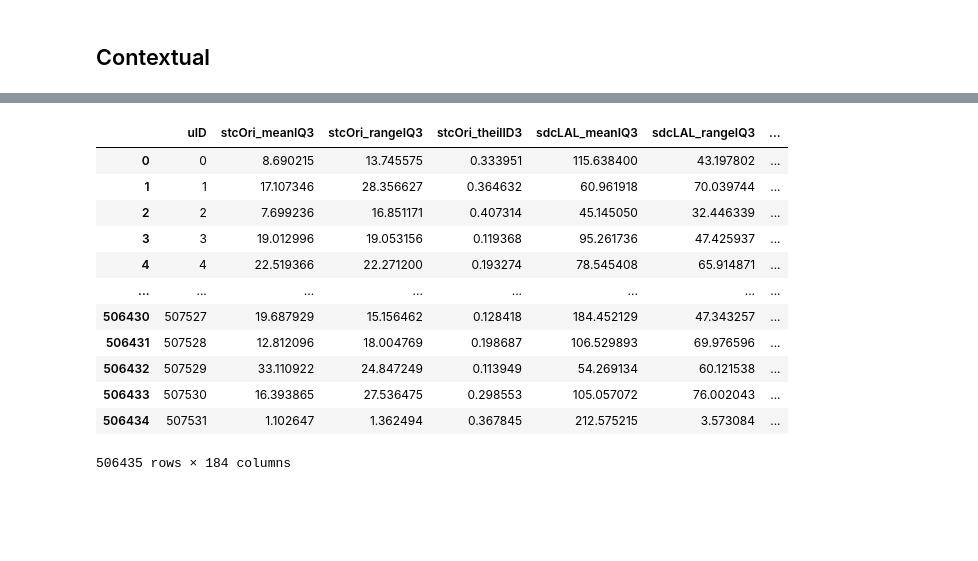
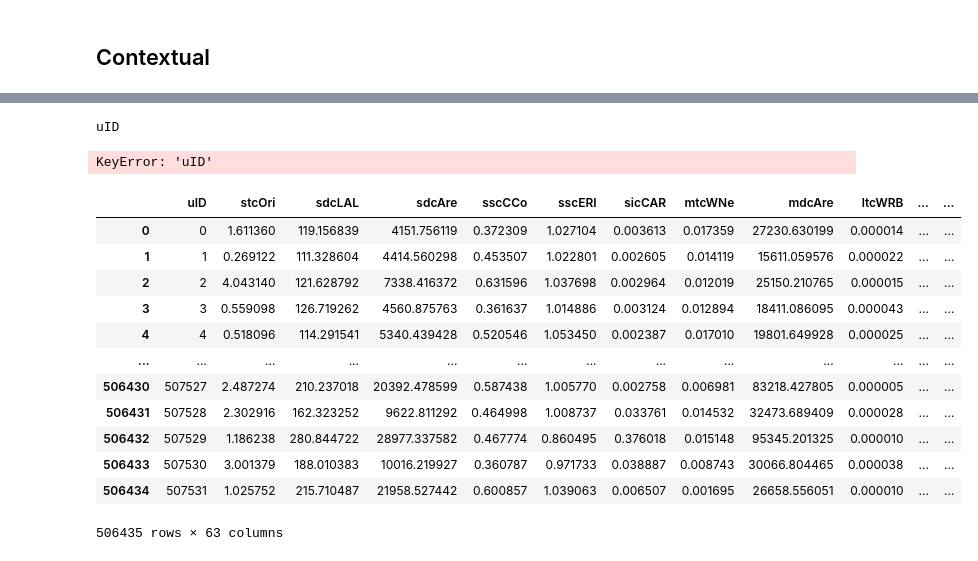
Before and after one commit to urbanmorphometrics/earth_observation_data, a Jupyter notebook: nairobi test/morphometrics.ipynb, the cells around one changed output, grey strips where cells are left out. Cells and saved outputs as stored; diff of their text form; code cells hidden in the pictures; blank space fills up the shorter version.

```diff
--- a/nairobi test/morphometrics.ipynb
+++ b/nairobi test/morphometrics.ipynb
@@ -434,3 +424,13 @@ gdf.rename(columns={'sscERI_r_simpson': 'sscERI_simpson', 'ssbERI_r_simpson': 's
+# %%
+for ch in means.keys():
+    print(ch)
+    gdf[ch + '_meanIQ3'] = means[ch]
+    gdf[ch + '_rangeIQ3'] = ranges[ch]
+    gdf[ch + '_theilID3'] = theils[ch]
+    gdf[c + '_simpson'] = simpsons[ch]
+# %% [output]
+uID
+KeyError: 'uID'
 # %%
 pat = [x for x in gdf.columns if '_' in x]
 gdf2 = gdf[[x for x in pat if 'uID' not in x]].reset_index()
@@ -441,16 +439,16 @@ gdf2.to_parquet('../../nairobi/contextual_simpson.parquet')
-# %%
-gdf2
-# %% [output]
-|  | uID | stcOri_meanIQ3 | stcOri_rangeIQ3 | stcOri_theilID3 | sdcLAL_meanIQ3 | sdcLAL_rangeIQ3 | ... |
-| 0 | 0 | 8.690215 | 13.745575 | 0.333951 | 115.638400 | 43.197802 | ... |
-| 1 | 1 | 17.107346 | 28.356627 | 0.364632 | 60.961918 | 70.039744 | ... |
-| 2 | 2 | 7.699236 | 16.851171 | 0.407314 | 45.145050 | 32.446339 | ... |
-| 3 | 3 | 19.012996 | 19.053156 | 0.119368 | 95.261736 | 47.425937 | ... |
-| 4 | 4 | 22.519366 | 22.271200 | 0.193274 | 78.545408 | 65.914871 | ... |
-| ... | ... | ... | ... | ... | ... | ... | ... |
-| 506430 | 507527 | 19.687929 | 15.156462 | 0.128418 | 184.452129 | 47.343257 | ... |
-| 506431 | 507528 | 12.812096 | 18.004769 | 0.198687 | 106.529893 | 69.976596 | ... |
-| 506432 | 507529 | 33.110922 | 24.847249 | 0.113949 | 54.269134 | 60.121538 | ... |
-| 506433 | 507530 | 16.393865 | 27.536475 | 0.298553 | 105.057072 | 76.002043 | ... |
-| 506434 | 507531 | 1.102647 | 1.362494 | 0.367845 | 212.575215 | 3.573084 | ... |
-506435 rows × 184 columns
+# %%
+primary
+# %% [output]
+|  | uID | stcOri | sdcLAL | sdcAre | sscCCo | sscERI | sicCAR | mtcWNe | mdcAre | ltcWRB | ... | ... |
+| 0 | 0 | 1.611360 | 119.156839 | 4151.756119 | 0.372309 | 1.027104 | 0.003613 | 0.017359 | 27230.630199 | 0.000014 | ... | ... |
+| 1 | 1 | 0.269122 | 111.328604 | 4414.560298 | 0.453507 | 1.022801 | 0.002605 | 0.014119 | 15611.059576 | 0.000022 | ... | ... |
+| 2 | 2 | 4.043140 | 121.628792 | 7338.416372 | 0.631596 | 1.037698 | 0.002964 | 0.012019 | 25150.210765 | 0.000015 | ... | ... |
+| 3 | 3 | 0.559098 | 126.719262 | 4560.875763 | 0.361637 | 1.014886 | 0.003124 | 0.012894 | 18411.086095 | 0.000043 | ... | ... |
+| 4 | 4 | 0.518096 | 114.291541 | 5340.439428 | 0.520546 | 1.053450 | 0.002387 | 0.017010 | 19801.649928 | 0.000025 | ... | ... |
+| ... | ... | ... | ... | ... | ... | ... | ... | ... | ... | ... | ... | ... |
+| 506430 | 507527 | 2.487274 | 210.237018 | 20392.478599 | 0.587438 | 1.005770 | 0.002758 | 0.006981 | 83218.427805 | 0.000005 | ... | ... |
+| 506431 | 507528 | 2.302916 | 162.323252 | 9622.811292 | 0.464998 | 1.008737 | 0.033761 | 0.014532 | 32473.689409 | 0.000028 | ... | ... |
+| 506432 | 507529 | 1.186238 | 280.844722 | 28977.337582 | 0.467774 | 0.860495 | 0.376018 | 0.015148 | 95345.201325 | 0.000010 | ... | ... |
+| 506433 | 507530 | 3.001379 | 188.010383 | 10016.219927 | 0.360787 | 0.971733 | 0.038887 | 0.008743 | 30066.804465 | 0.000038 | ... | ... |
+| 506434 | 507531 | 1.025752 | 215.710487 | 21958.527442 | 0.600857 | 1.039063 | 0.006507 | 0.001695 | 26658.556051 | 0.000010 | ... | ... |
+506435 rows × 63 columns
```
Also changed, not shown: parts of 28 cells of this notebook.
